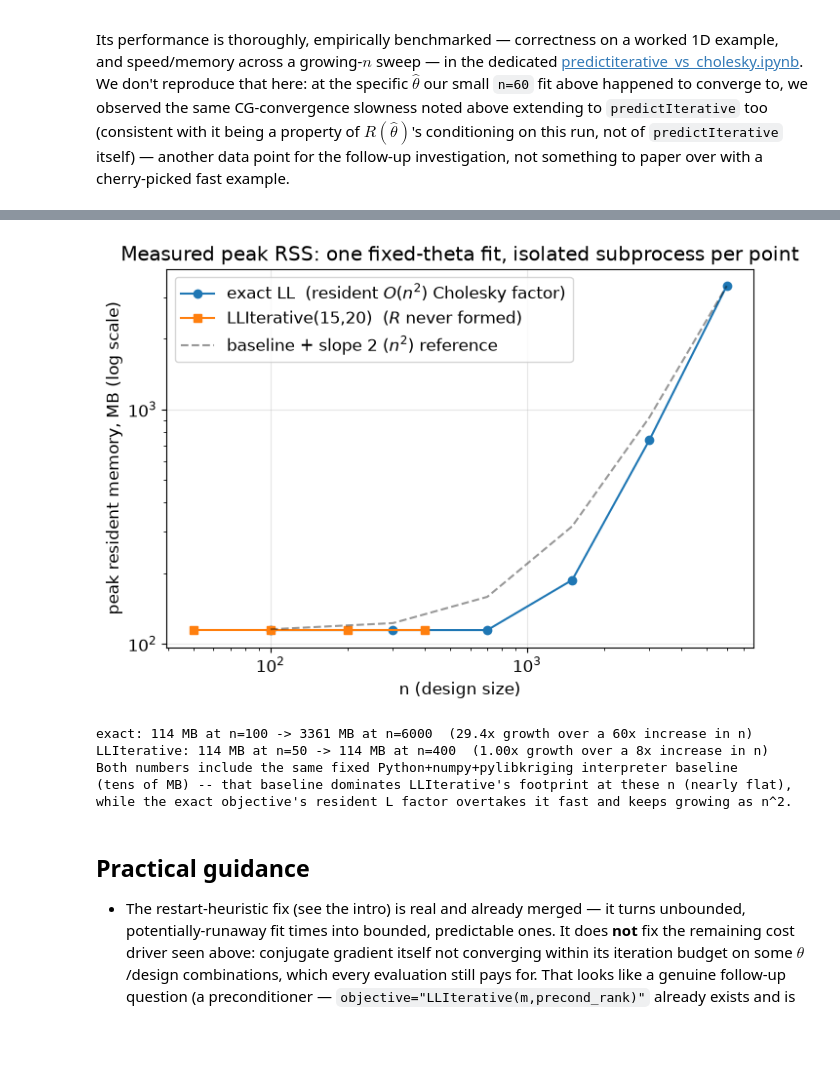
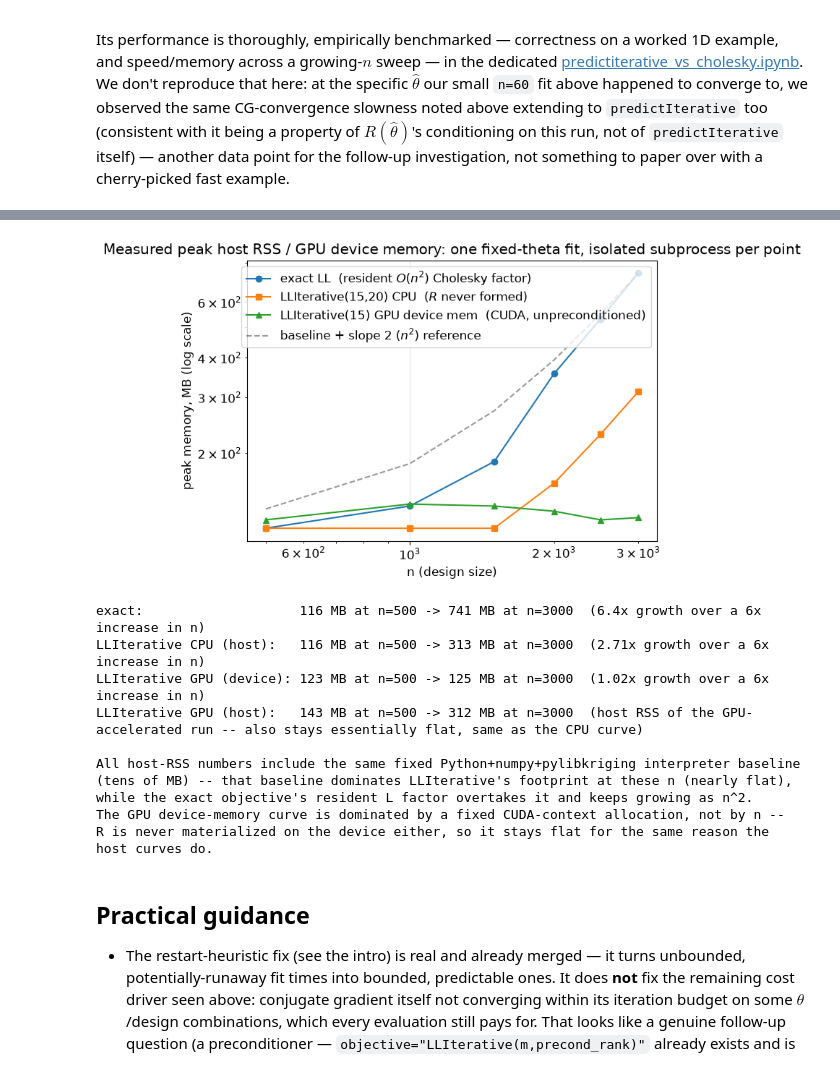
Before and after one commit to libKriging/libKriging, a Jupyter notebook: docs/math/lliterative_vs_cholesky.ipynb, the cells around one changed output, grey strips where cells are left out. Cells and saved outputs as stored; diff of their text form; code cells hidden in the pictures; blank space fills up the shorter version.

```diff
--- a/docs/math/lliterative_vs_cholesky.ipynb
+++ b/docs/math/lliterative_vs_cholesky.ipynb
@@ -282,34 +366,51 @@ LLIterative(15,20)  n=  400   peak RSS =    114.5 MB
 # %%
 fig, ax = plt.subplots(figsize=(7, 5))
-ax.loglog(n_values_exact, mem_exact, 'o-', label='exact LL  (resident $O(n^2)$ Cholesky factor)')
-ax.loglog(n_values_iter, mem_iter, 's-', label=f'LLIterative({m_fixed},{precond_rank})  ($R$ never formed)')
+ax.loglog(n_values, mem_exact, 'o-', label='exact LL  (resident $O(n^2)$ Cholesky factor)')
+ax.loglog(n_values, mem_iter_cpu, 's-',
+          label=f'LLIterative({m_fixed},{precond_rank}) CPU  ($R$ never formed)')
+ax.loglog(n_values, mem_iter_gpu_device, '^-',
+          label=f'LLIterative({m_fixed}) GPU device mem  (CUDA, unpreconditioned)')
 
-n_arr = np.array(n_values_exact, dtype=float)
-baseline = min(mem_exact[0], mem_iter[0])
+n_arr = np.array(n_values, dtype=float)
+baseline = min(mem_exact[0], mem_iter_cpu[0])
 ax.loglog(n_arr, baseline + (mem_exact[-1] - baseline) * (n_arr / n_arr[-1])**2,
           'k--', alpha=0.4, label=r'baseline + slope 2 ($n^2$) reference')
 
 ax.set_xlabel('n (design size)')
-ax.set_ylabel('peak resident memory, MB (log scale)')
-ax.set_title('Measured peak RSS: one fixed-theta fit, isolated subprocess per point')
+ax.set_ylabel('peak memory, MB (log scale)')
+ax.set_title('Measured peak host RSS / GPU device memory: one fixed-theta fit, isolated subprocess per point')
 ax.legend()
 plt.tight_layout()
 plt.show()
 
-print(f'exact: {mem_exact[0]:.0f} MB at n={n_values_exact[0]} -> {mem_exact[-1]:.0f} MB at n={n_values_exact[-1]}'
-      f'  ({mem_exact[-1]/mem_exact[0]:.1f}x growth over a {n_values_exact[-1]/n_values_exact[0]:.0f}x increase in n)')
-print(f'LLIterative: {mem_iter[0]:.0f} MB at n={n_values_iter[0]} -> {mem_iter[-1]:.0f} MB at n={n_values_iter[-1]}'
-      f'  ({mem_iter[-1]/mem_iter[0]:.2f}x growth over a {n_values_iter[-1]/n_values_iter[0]:.0f}x increase in n)')
-print('Both numbers include the same fixed Python+numpy+pylibkriging interpreter baseline')
+print(f'exact:                    {mem_exact[0]:.0f} MB at n={n_values[0]} -> {mem_exact[-1]:.0f} MB at n={n_values[-1]}'
+      f'  ({mem_exact[-1]/mem_exact[0]:.1f}x growth over a {n_values[-1]/n_values[0]:.0f}x increase in n)')
+print(f'LLIterative CPU (host):   {mem_iter_cpu[0]:.0f} MB at n={n_values[0]} -> {mem_iter_cpu[-1]:.0f} MB at n={n_values[-1]}'
+      f'  ({mem_iter_cpu[-1]/mem_iter_cpu[0]:.2f}x growth over a {n_values[-1]/n_values[0]:.0f}x increase in n)')
+print(f'LLIterative GPU (device): {mem_iter_gpu_device[0]:.0f} MB at n={n_values[0]} -> {mem_iter_gpu_device[-1]:.0f} MB at n={n_values[-1]}'
+      f'  ({mem_iter_gpu_device[-1]/max(mem_iter_gpu_device[0],1):.2f}x growth over a {n_values[-1]/n_values[0]:.0f}x increase in n)')
+print(f'LLIterative GPU (host):   {mem_iter_gpu_host[0]:.0f} MB at n={n_values[0]} -> {mem_iter_gpu_host[-1]:.0f} MB at n={n_values[-1]}'
+      f'  (host RSS of the GPU-accelerated run -- also stays essentially flat, same as the CPU curve)')
+print()
+print('All host-RSS numbers include the same fixed Python+numpy+pylibkriging interpreter baseline')
 print('(tens of MB) -- that baseline dominates LLIterative\'s footprint at these n (nearly flat),')
-print('while the exact objective\'s resident L factor overtakes it fast and keeps growing as n^2.')
+print('while the exact objective\'s resident L factor overtakes it and keeps growing as n^2.')
+print('The GPU device-memory curve is dominated by a fixed CUDA-context allocation, not by n --')
+print('R is never materialized on the device either, so it stays flat for the same reason the')
+print('host curves do.')
 # %% [output]
-[figure, old version]
+[figure, new version]
-exact: 114 MB at n=100 -> 3361 MB at n=6000  (29.4x growth over a 60x increase in n)
-LLIterative: 114 MB at n=50 -> 114 MB at n=400  (1.00x growth over a 8x increase in n)
-Both numbers include the same fixed Python+numpy+pylibkriging interpreter baseline
+exact:                    116 MB at n=500 -> 741 MB at n=3000  (6.4x growth over a 6x increase in n)
+LLIterative CPU (host):   116 MB at n=500 -> 313 MB at n=3000  (2.71x growth over a 6x increase in n)
+LLIterative GPU (device): 123 MB at n=500 -> 125 MB at n=3000  (1.02x growth over a 6x increase in n)
+LLIterative GPU (host):   143 MB at n=500 -> 312 MB at n=3000  (host RSS of the GPU-accelerated run -- also stays essentially flat, same as the CPU curve)
+
+All host-RSS numbers include the same fixed Python+numpy+pylibkriging interpreter baseline
 (tens of MB) -- that baseline dominates LLIterative's footprint at these n (nearly flat),
-while the exact objective's resident L factor overtakes it fast and keeps growing as n^2.
+while the exact objective's resident L factor overtakes it and keeps growing as n^2.
+The GPU device-memory curve is dominated by a fixed CUDA-context allocation, not by n --
+R is never materialized on the device either, so it stays flat for the same reason the
+host curves do.
 # %% [markdown]
 ## Practical guidance
 
```
Also changed, not shown: parts of 4 cells of this notebook.
